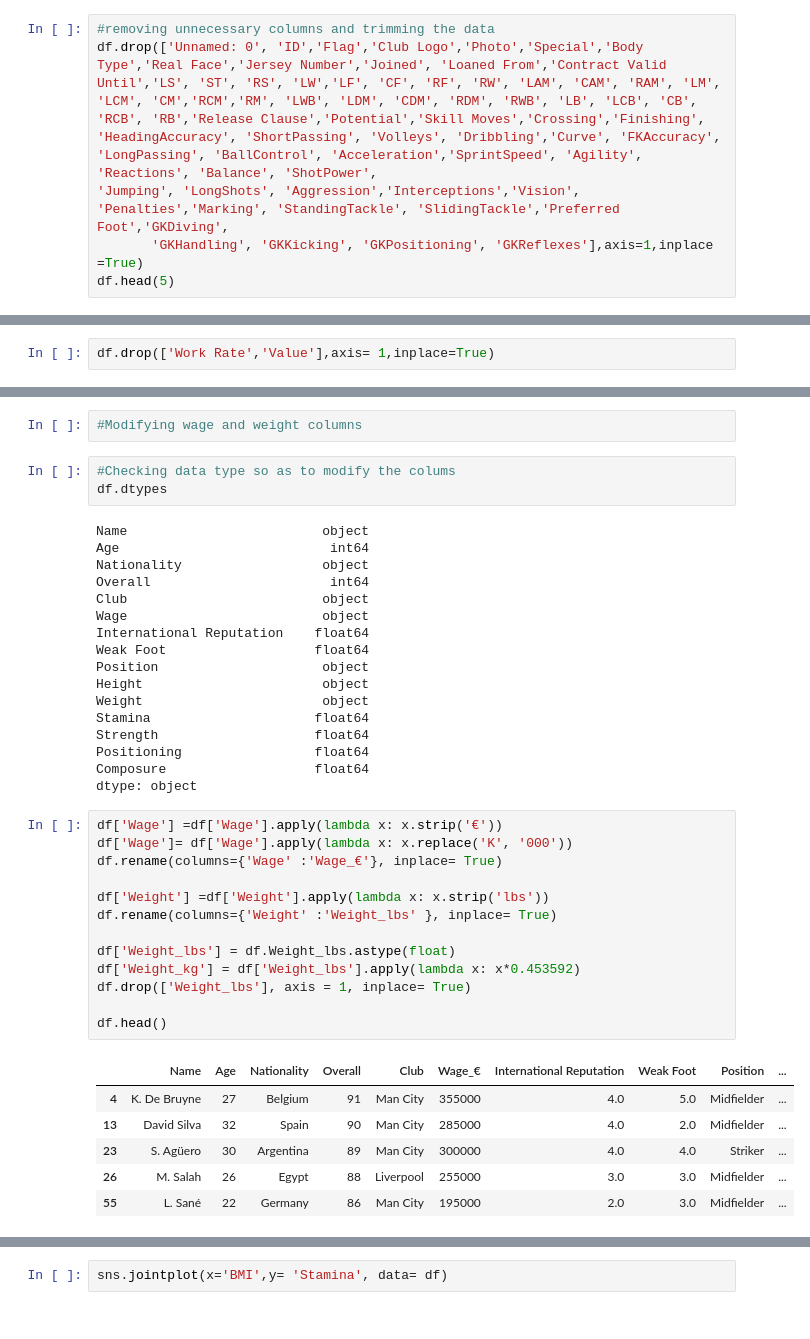
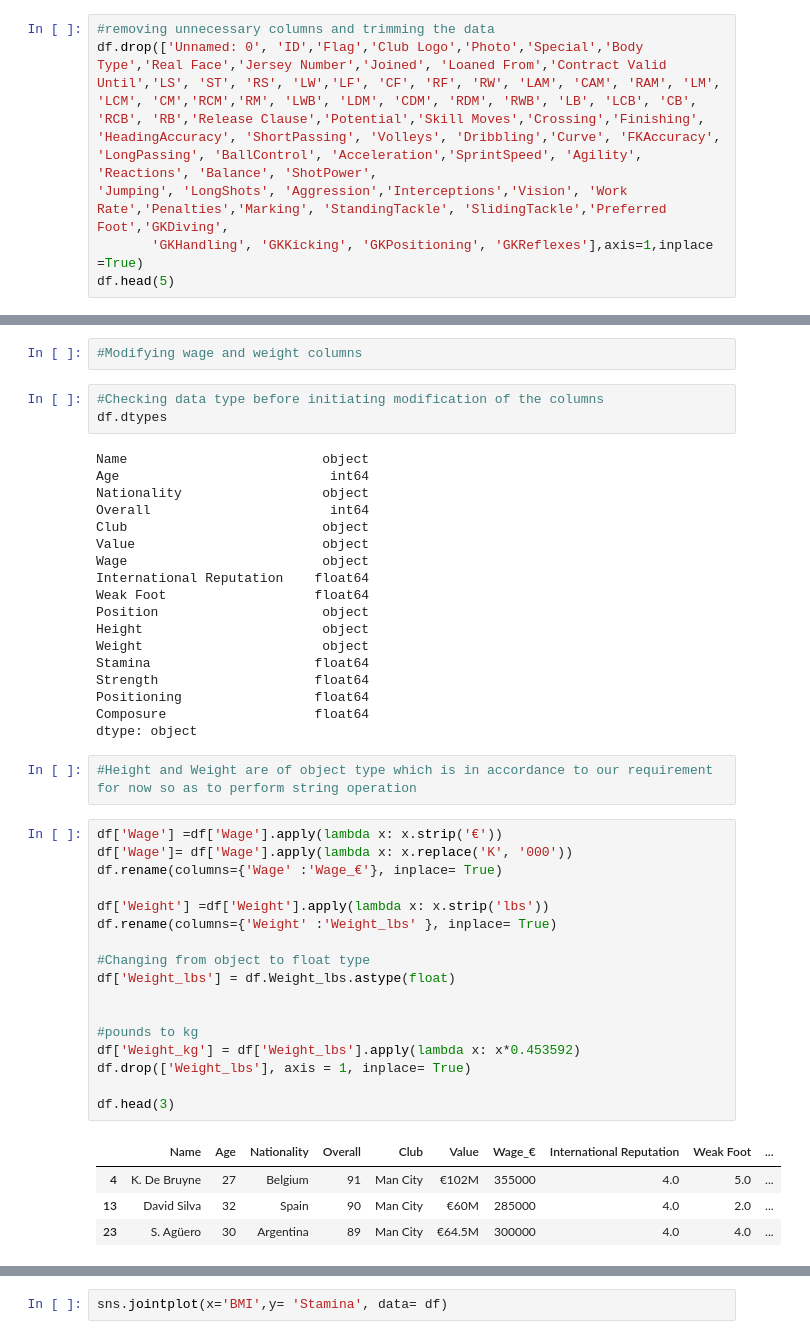
Before and after one commit to barunkalita/Data-Analysis-and-Visualization, a Jupyter notebook: FootballAnalysis.ipynb, the cells around one changed output, grey strips where cells are left out. Cells and saved outputs as stored; diff of their text form.

```diff
--- a/FootballAnalysis.ipynb
+++ b/FootballAnalysis.ipynb
@@ -52,7 +57,7 @@ Index(['Unnamed: 0', 'ID', 'Name', 'Age', 'Photo', 'Nationality', 'Flag',
 # %%
 #removing unnecessary columns and trimming the data
 df.drop(['Unnamed: 0', 'ID','Flag','Club Logo','Photo','Special','Body Type','Real Face','Jersey Number','Joined', 'Loaned From','Contract Valid Until','LS', 'ST', 'RS', 'LW','LF', 'CF', 'RF', 'RW', 'LAM', 'CAM', 'RAM', 'LM', 'LCM', 'CM','RCM','RM', 'LWB', 'LDM', 'CDM', 'RDM', 'RWB', 'LB', 'LCB', 'CB', 'RCB', 'RB','Release Clause','Potential','Skill Moves','Crossing','Finishing', 'HeadingAccuracy', 'ShortPassing', 'Volleys', 'Dribbling','Curve', 'FKAccuracy', 'LongPassing', 'BallControl', 'Acceleration','SprintSpeed', 'Agility', 'Reactions', 'Balance', 'ShotPower',
-'Jumping', 'LongShots', 'Aggression','Interceptions','Vision', 'Penalties','Marking', 'StandingTackle', 'SlidingTackle','Preferred Foot','GKDiving',
+'Jumping', 'LongShots', 'Aggression','Interceptions','Vision', 'Work Rate','Penalties','Marking', 'StandingTackle', 'SlidingTackle','Preferred Foot','GKDiving',
        'GKHandling', 'GKKicking', 'GKPositioning', 'GKReflexes'],axis=1,inplace =True)
 df.head(5)
 # %% [output]
@@ -72,2 +74,0 @@ df.shape
-# %%
-df.drop(['Work Rate','Value'],axis= 1,inplace=True)
@@ -94,7 +97,7 @@ sns.countplot(x='Position',data=df)
 # %%
 #Modifying wage and weight columns
 # %%
-#Checking data type so as to modify the colums
+#Checking data type before initiating modification of the columns
 df.dtypes
 # %% [output]
 Name                         object
@@ -102,6 +105,7 @@ Age                           int64
 Nationality                  object
 Overall                       int64
 Club                         object
+Value                        object
 Wage                         object
 International Reputation    float64
 Weak Foot                   float64
@@ -113,23 +117,27 @@ Strength                    float64
 Positioning                 float64
 Composure                   float64
 dtype: object
+# %%
+#Height and Weight are of object type which is in accordance to our requirement for now so as to perform string operation
 # %%
 df['Wage'] =df['Wage'].apply(lambda x: x.strip('€'))
 df['Wage']= df['Wage'].apply(lambda x: x.replace('K', '000'))
 df.rename(columns={'Wage' :'Wage_€'}, inplace= True)
 
 df['Weight'] =df['Weight'].apply(lambda x: x.strip('lbs'))
 df.rename(columns={'Weight' :'Weight_lbs' }, inplace= True)
 
+#Changing from object to float type
 df['Weight_lbs'] = df.Weight_lbs.astype(float)
+
+
+#pounds to kg
 df['Weight_kg'] = df['Weight_lbs'].apply(lambda x: x*0.453592)
 df.drop(['Weight_lbs'], axis = 1, inplace= True)
 
-df.head()
+df.head(3)
 # %% [output]
-|  | Name | Age | Nationality | Overall | Club | Wage_€ | International Reputation | Weak Foot | Position | ... |
-| 4 | K. De Bruyne | 27 | Belgium | 91 | Man City | 355000 | 4.0 | 5.0 | Midfielder | ... |
-| 13 | David Silva | 32 | Spain | 90 | Man City | 285000 | 4.0 | 2.0 | Midfielder | ... |
-| 23 | S. Agüero | 30 | Argentina | 89 | Man City | 300000 | 4.0 | 4.0 | Striker | ... |
-| 26 | M. Salah | 26 | Egypt | 88 | Liverpool | 255000 | 3.0 | 3.0 | Midfielder | ... |
-| 55 | L. Sané | 22 | Germany | 86 | Man City | 195000 | 2.0 | 3.0 | Midfielder | ... |
+|  | Name | Age | Nationality | Overall | Club | Value | Wage_€ | International Reputation | Weak Foot | ... |
+| 4 | K. De Bruyne | 27 | Belgium | 91 | Man City | €102M | 355000 | 4.0 | 5.0 | ... |
+| 13 | David Silva | 32 | Spain | 90 | Man City | €60M | 285000 | 4.0 | 2.0 | ... |
+| 23 | S. Agüero | 30 | Argentina | 89 | Man City | €64.5M | 300000 | 4.0 | 4.0 | ... |
```
Also changed, not shown: parts of 36 cells of this notebook.
